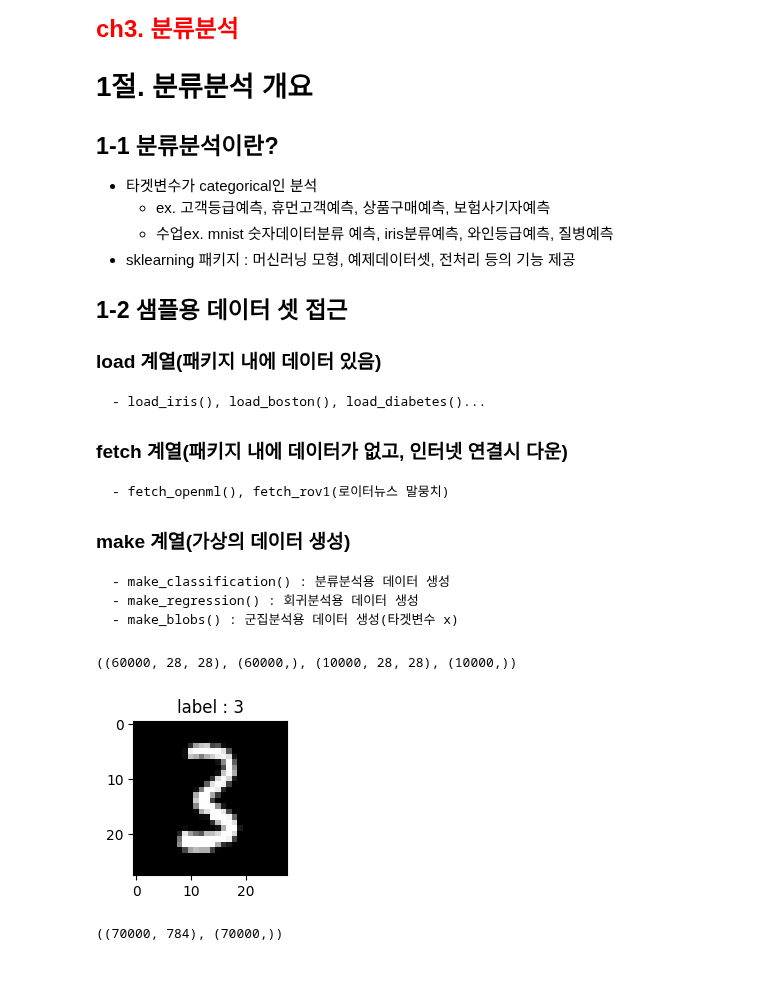
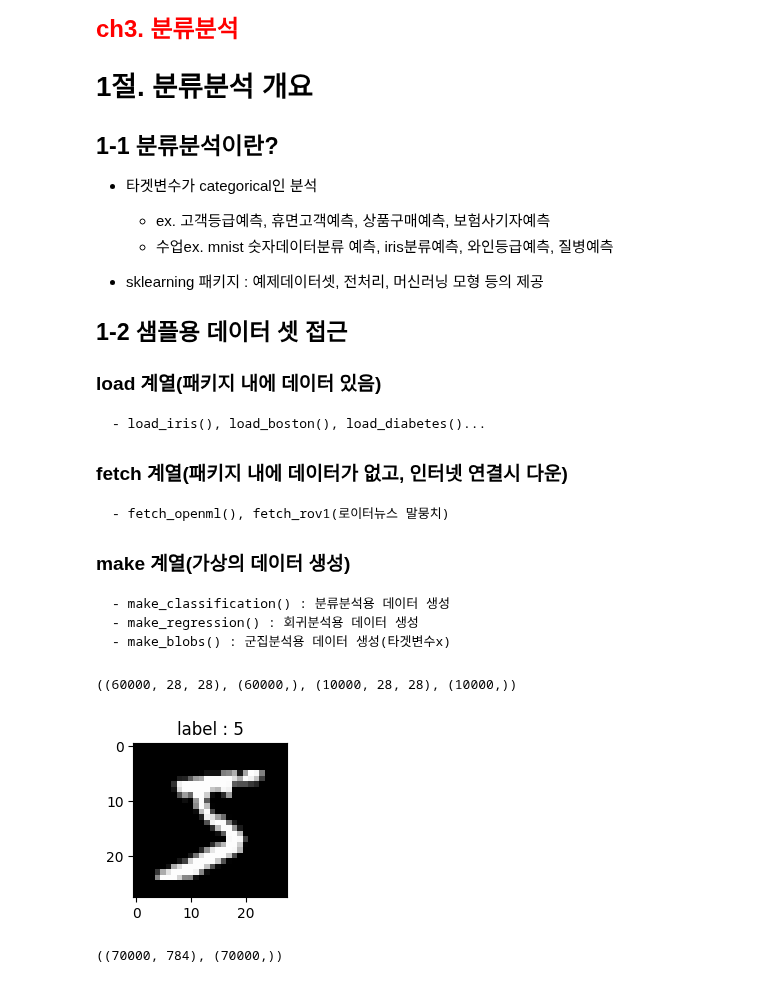
Before and after one commit to onizuka-38/ai_x, a Jupyter notebook: source/10_MachineLearning/ch3_분류분석.ipynb, the cells around one changed output. Saved outputs shown, nothing was run; the diff lists cells and outputs as text; code cells hidden in the pictures.

```diff
--- a/source/10_MachineLearning/ch3_분류분석.ipynb
+++ b/source/10_MachineLearning/ch3_분류분석.ipynb
@@ -3,11 +21,13 @@
 # 1절. 분류분석 개요
 ## 1-1 분류분석이란?
 - 타겟변수가 categorical인 분석
-    * ex. 고객등급예측, 휴먼고객예측, 상품구매예측, 보험사기자예측
+    * ex. 고객등급예측, 휴면고객예측, 상품구매예측, 보험사기자예측
     * 수업ex. mnist 숫자데이터분류 예측, iris분류예측, 와인등급예측, 질병예측
-- sklearning 패키지 : 머신러닝 모형, 예제데이터셋, 전처리 등의 기능 제공
+
+- sklearning 패키지 : 예제데이터셋, 전처리, 머신러닝 모형 등의 제공
 
 ## 1-2 샘플용 데이터 셋 접근
+
 ### load 계열(패키지 내에 데이터 있음)
     - load_iris(), load_boston(), load_diabetes()...
 ### fetch 계열(패키지 내에 데이터가 없고, 인터넷 연결시 다운)
@@ -15,5 +35,5 @@
 ### make 계열(가상의 데이터 생성)
     - make_classification() : 분류분석용 데이터 생성
     - make_regression() : 회귀분석용 데이터 생성
-    - make_blobs() : 군집분석용 데이터 생성(타겟변수 x)
+    - make_blobs() : 군집분석용 데이터 생성(타겟변수x)
 # %%
@@ -27,11 +48,11 @@ X_train.shape, y_train.shape, X_test.shape, y_test.shape
 # %%
 # 첫번째 이미지 출력
 plt.figure(figsize=(2,2))
-plt.imshow(X_train[50000], cmap='gray')
-plt.title("label : {}".format(y_train[50000]))
+plt.imshow(X_train[0], cmap='gray')
+plt.title("label : {}".format(y_train[0]))
 plt.show()
 # %% [output]
-[figure, old version]
+[figure, new version]
 # %%
 # fetch 계열(패키지 내에 데이터가 없고, 인터넷 연결시 다운)
 from sklearn.datasets import fetch_openml
```
Also changed, not shown: parts of 52 cells of this notebook, 1 other file.
